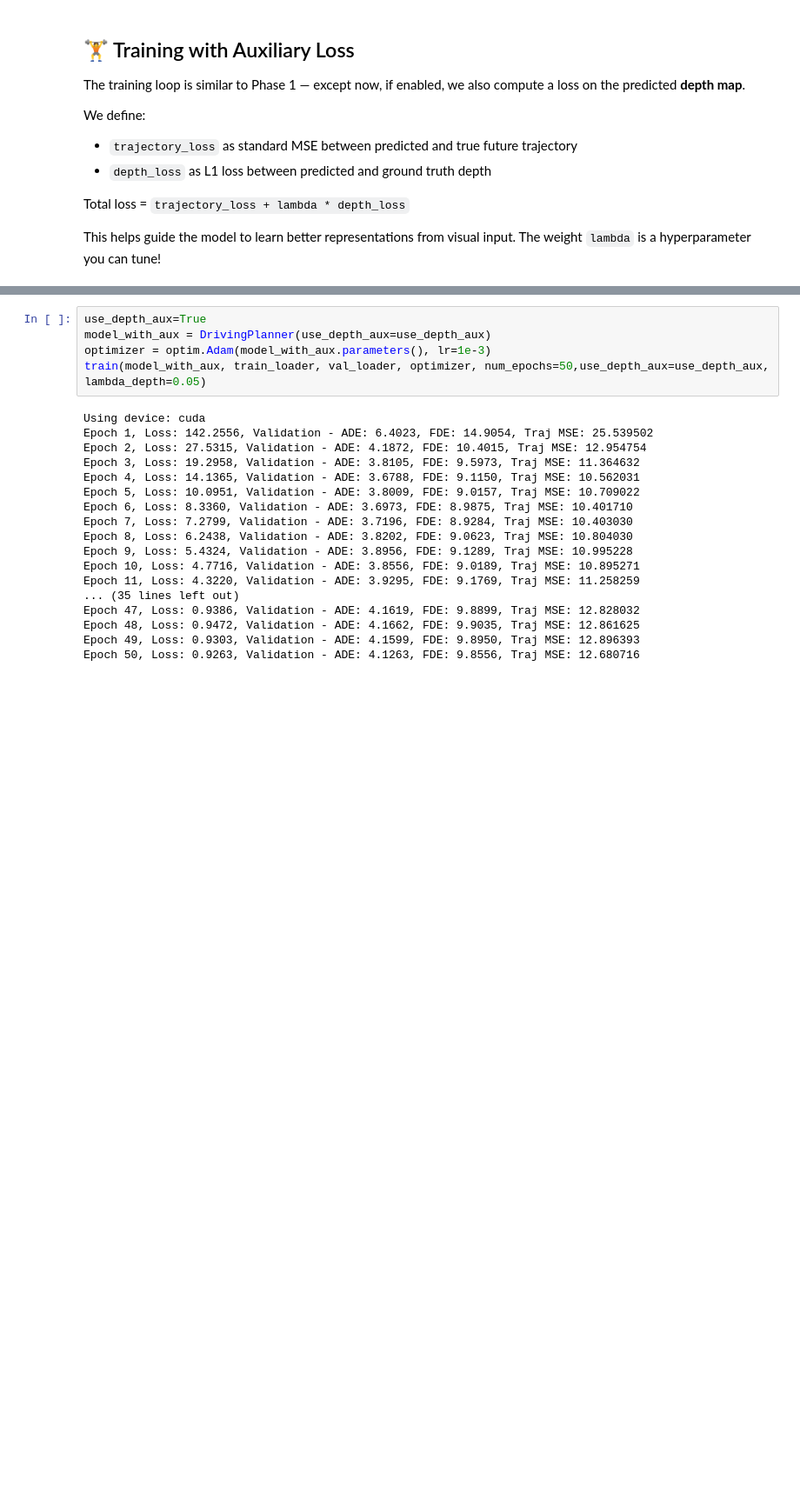
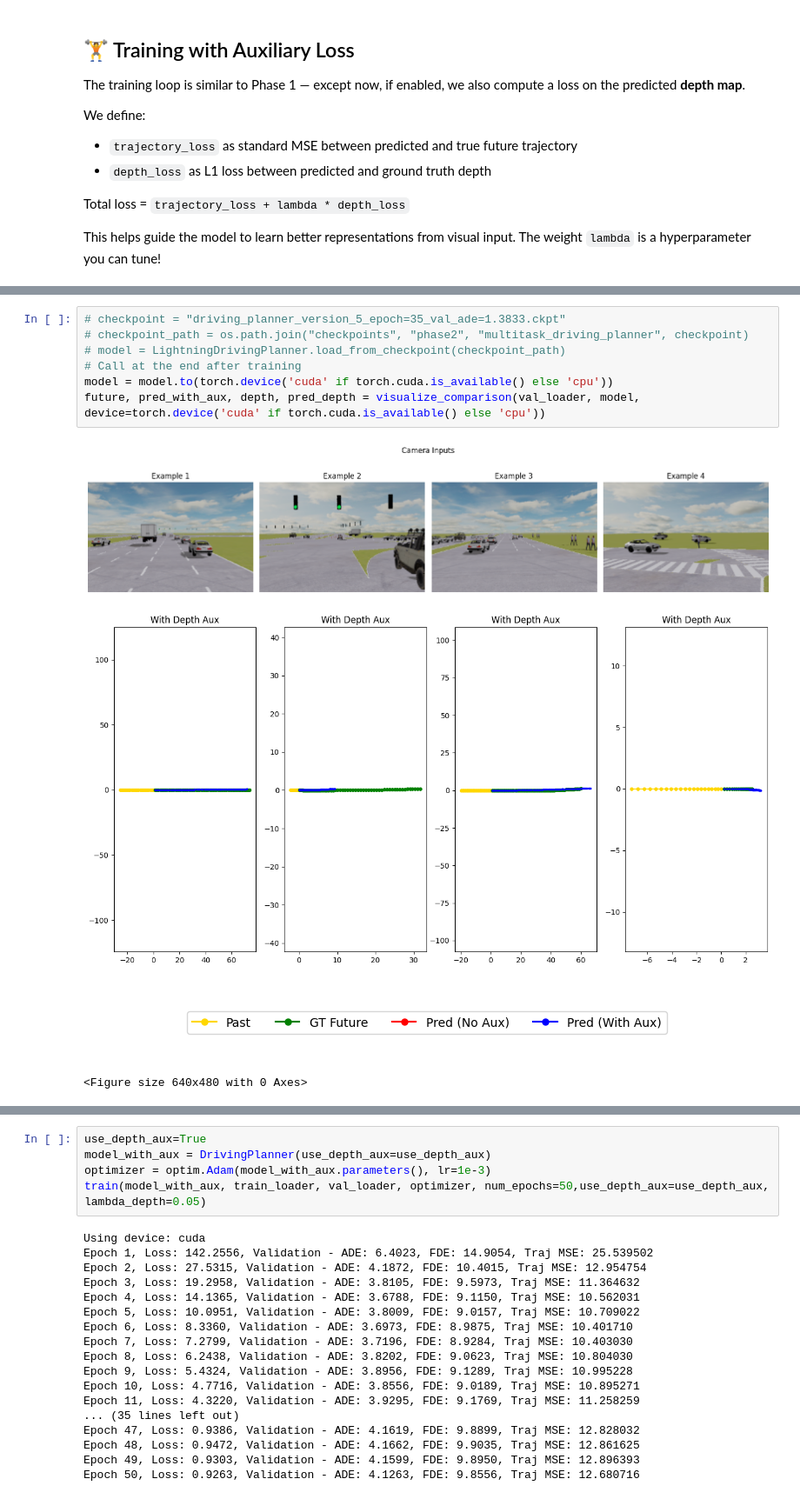
Before and after one commit to vita-student-projects/2025_euro_truck_simulators, a Jupyter notebook: project_phase2.ipynb, the cells around one changed output, grey strips where cells are left out. Shown at 87% size. Saved outputs shown, nothing was run; the diff lists cells and outputs as text; blank space fills up the shorter version.

```diff
--- a/project_phase2.ipynb
+++ b/project_phase2.ipynb
@@ -314,0 +902,12 @@ Epoch 50, Loss: 0.3839, Validation - ADE: 4.0365, FDE: 9.7488, Traj MSE: 12.2580
+# %%
+# checkpoint = "driving_planner_version_5_epoch=35_val_ade=1.3833.ckpt"
+# checkpoint_path = os.path.join("checkpoints", "phase2", "multitask_driving_planner", checkpoint)
+# model = LightningDrivingPlanner.load_from_checkpoint(checkpoint_path)
+# Call at the end after training
+model = model.to(torch.device('cuda' if torch.cuda.is_available() else 'cpu'))
+future, pred_with_aux, depth, pred_depth = visualize_comparison(val_loader, model, device=torch.device('cuda' if torch.cuda.is_available() else 'cpu'))
+# %% [output]
+[figure, added]
+[figure, added]
+[figure, added]
+<Figure size 640x480 with 0 Axes>
```
Also changed, not shown: parts of 26 cells of this notebook.
